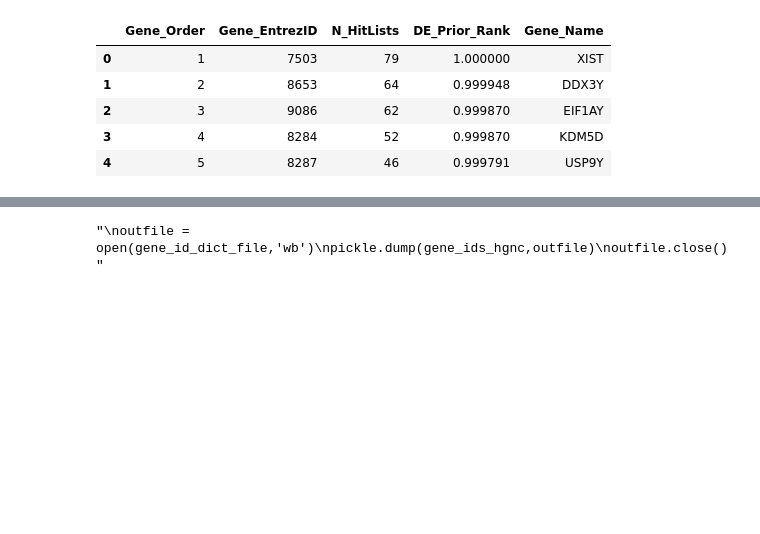
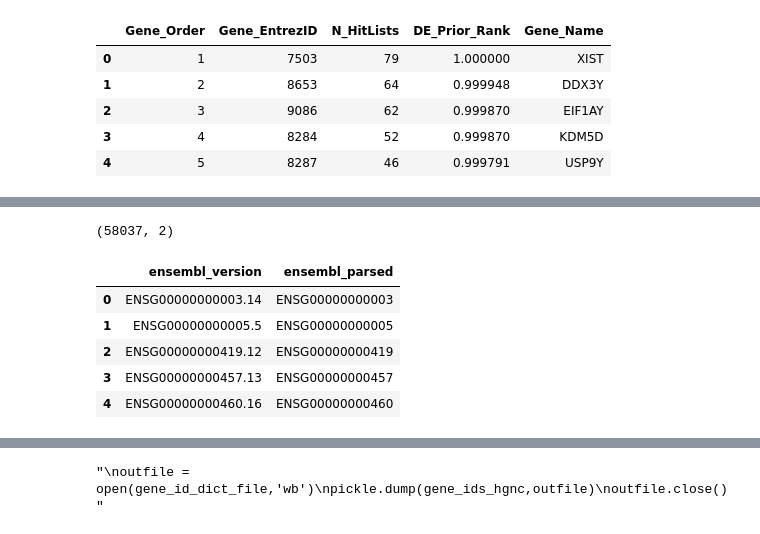
Before and after one commit to greenelab/simulate-expression-compendia, a Jupyter notebook: Rank_pathways/1_process_data.ipynb, the cells around one changed output, grey strips where cells are left out. Cells and saved outputs as stored; diff of their text form; code cells hidden in the pictures; blank space fills up the shorter version.

```diff
--- a/Rank_pathways/1_process_data.ipynb
+++ b/Rank_pathways/1_process_data.ipynb
@@ -128,0 +166,15 @@ gene_id_mapping = pd.read_csv(
+# %%
+# Get mapping between ensembl ids with and without version numbers
+ensembl_gene_ids = pd.DataFrame(data={'ensembl_version': our_gene_ids,
+                                      'ensembl_parsed': [gene_id.split('.')[0] for gene_id in our_gene_ids]})
+
+print(ensembl_gene_ids.shape)
+ensembl_gene_ids.head()
+# %% [output]
+(58037, 2)
+|  | ensembl_version | ensembl_parsed |
+| 0 | ENSG00000000003.14 | ENSG00000000003 |
+| 1 | ENSG00000000005.5 | ENSG00000000005 |
+| 2 | ENSG00000000419.12 | ENSG00000000419 |
+| 3 | ENSG00000000457.13 | ENSG00000000457 |
+| 4 | ENSG00000000460.16 | ENSG00000000460 |
```
Also changed, not shown: parts of 18 cells of this notebook, 2 other files.
